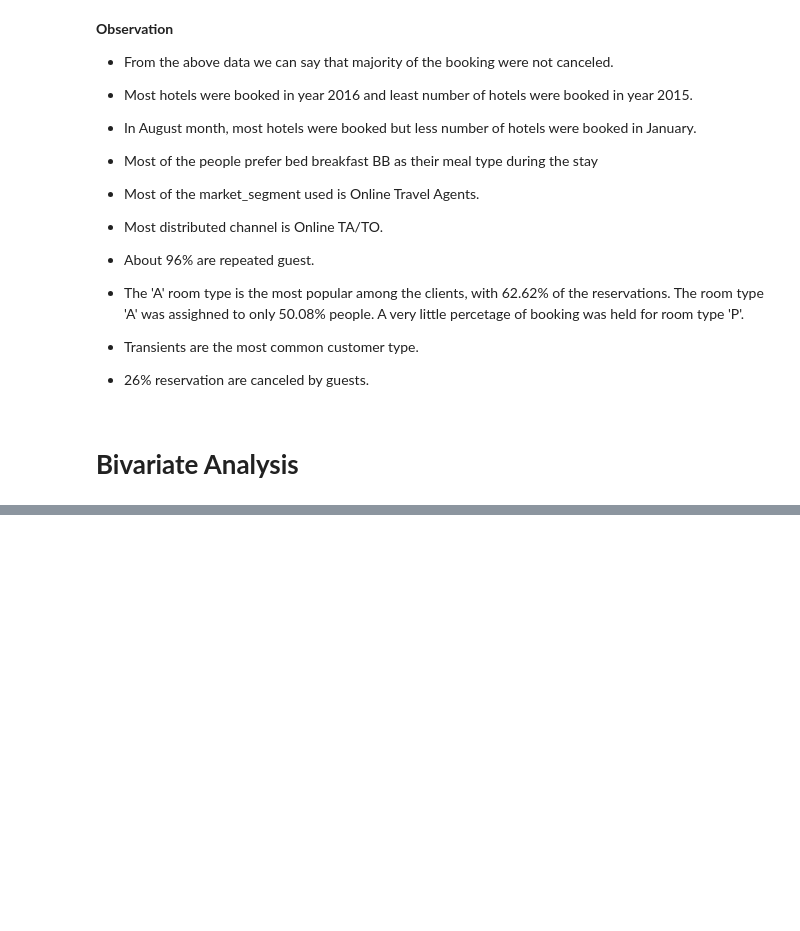
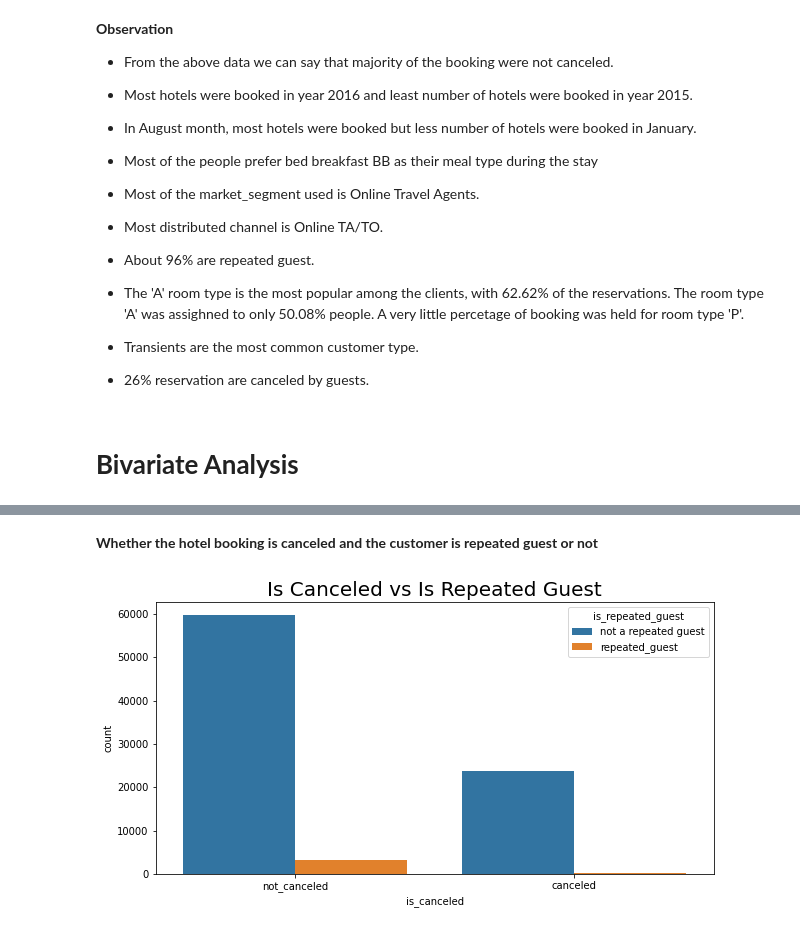
Before and after one commit to B-Murali-Krishna/Hotel-Booking-Analysis---Capstone-Project, a Jupyter notebook: Hotel_Booking_Analysis_Capstone_Project_Final.ipynb, the cells around one changed output, grey strips where cells are left out. Saved outputs shown, nothing was run; the diff lists cells and outputs as text; code cells hidden in the pictures; blank space fills up the shorter version.

```diff
--- a/Hotel_Booking_Analysis_Capstone_Project_Final.ipynb
+++ b/Hotel_Booking_Analysis_Capstone_Project_Final.ipynb
@@ -585,0 +616,8 @@ Name: reservation_status, dtype: float64
+# %% [markdown]
+**Whether the hotel booking is canceled and the customer is repeated guest or not**
+# %%
+fig= plt.figure(figsize=(10,5))
+sns.countplot(data= df[['is_canceled', 'is_repeated_guest']], x= df['is_canceled'], hue=df['is_repeated_guest']).set_title('Is Canceled vs Is Repeated Guest', fontsize=20)
+plt.show()
+# %% [output]
+[figure, added]
```
Also changed, not shown: parts of 28 cells of this notebook.
